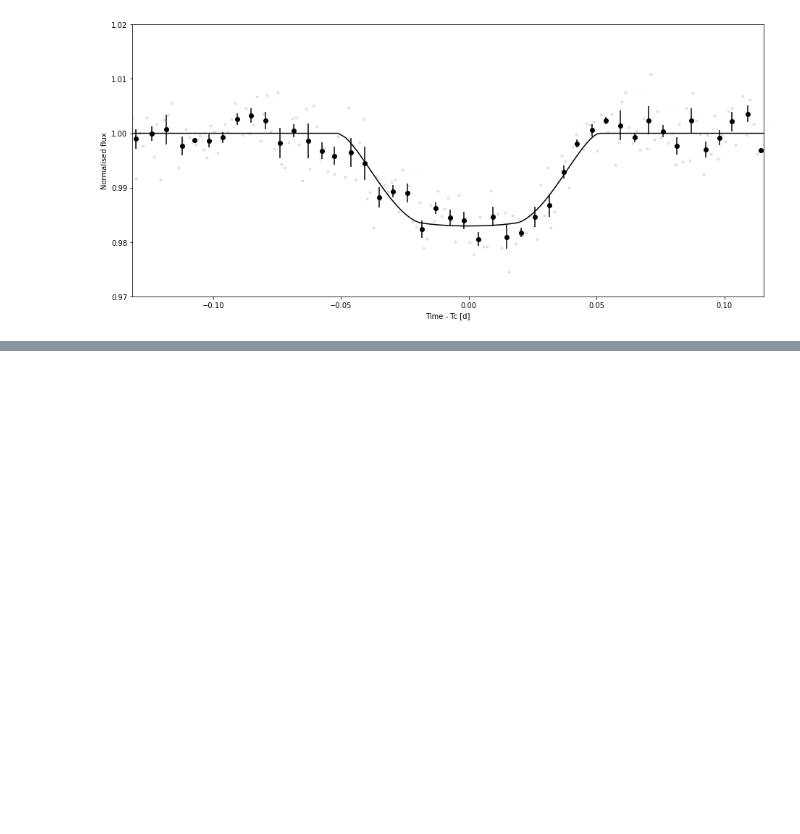
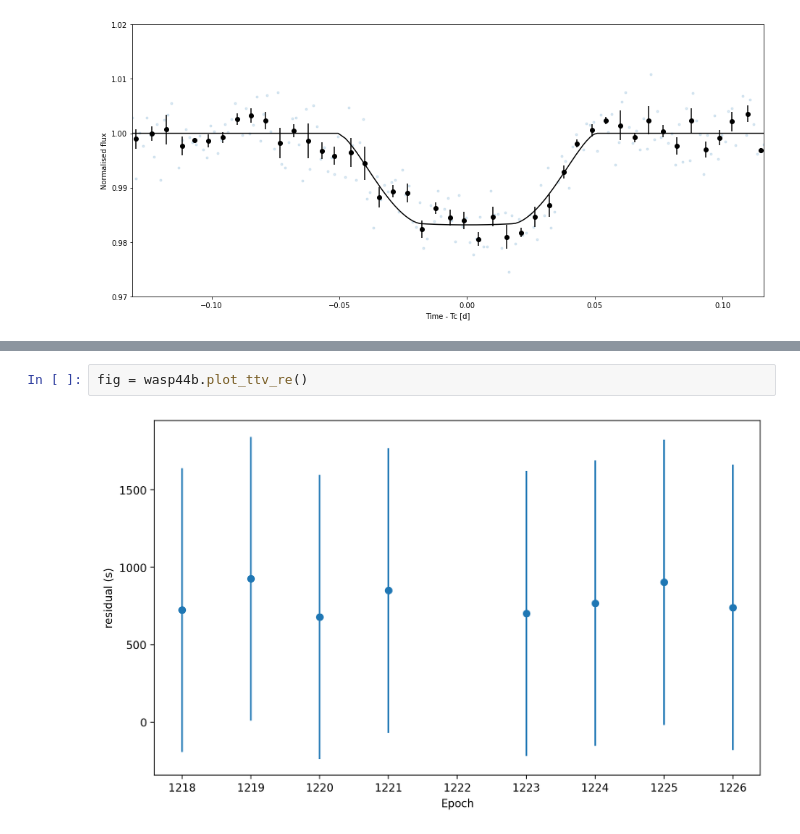
Before and after one commit to troyzx/fitransit, a Jupyter notebook: test.ipynb, the cells around one changed output, grey strips where cells are left out. Saved outputs shown, nothing was run; the diff lists cells and outputs as text; blank space fills up the shorter version.

```diff
--- a/test.ipynb
+++ b/test.ipynb
@@ -57,0 +64,4 @@ for i in range(len(wasp44b.lpf.times)):
+# %%
+fig = wasp44b.plot_ttv_re()
+# %% [output]
+[figure, added]
```
Also changed, not shown: parts of 9 cells of this notebook, 8 other files.
